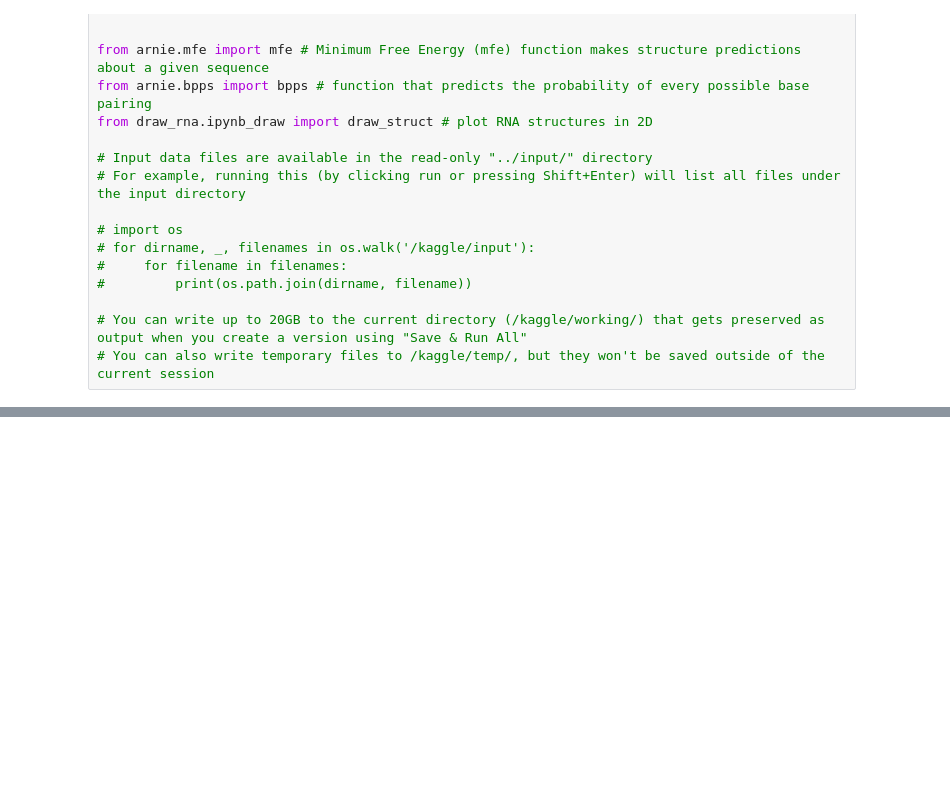
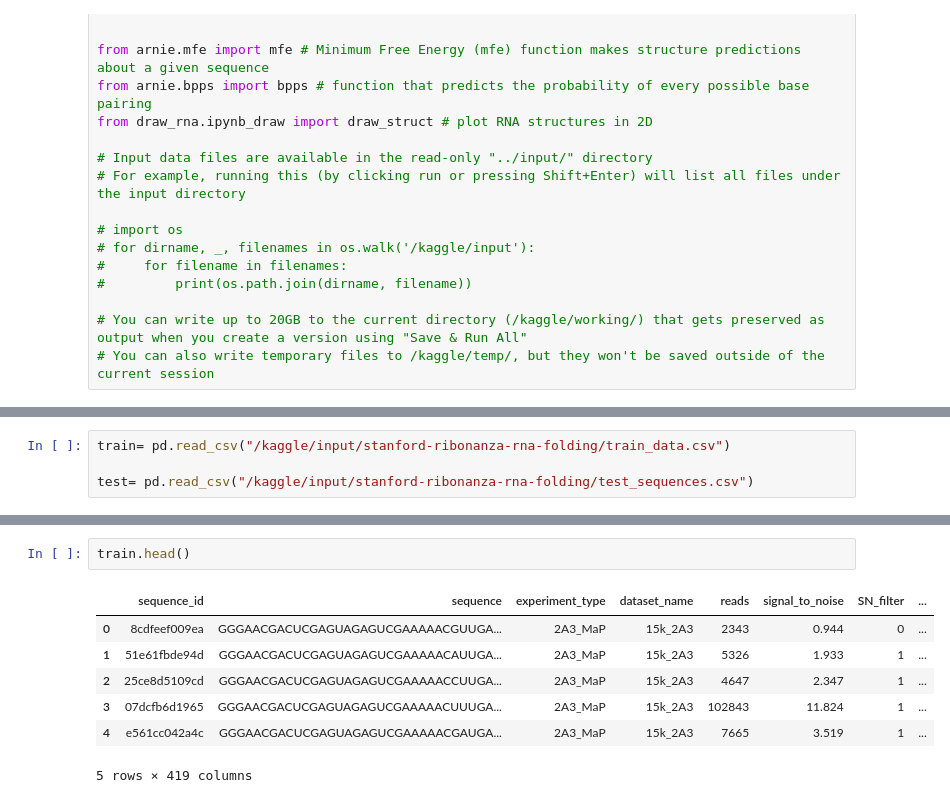
Before and after one commit to SmogJ/Kaggle-Competition----Stanford-Ribonanza-RNA-Folding, a Jupyter notebook: 1st-ribo-note.ipynb, the cells around one changed output, grey strips where cells are left out. Drawn from its saved outputs; the diff is of its cells as text; blank space fills up the shorter version.

Commit message:
Kaggle Notebook | 1st_Ribo_note | Version 2 | Exploring Datasets

```diff
--- a/1st-ribo-note.ipynb
+++ b/1st-ribo-note.ipynb
@@ -52,0 +55,4 @@ from draw_rna.ipynb_draw import draw_struct # plot RNA structures in 2D
+# %%
+train= pd.read_csv("/kaggle/input/stanford-ribonanza-rna-folding/train_data.csv")
+
+test= pd.read_csv("/kaggle/input/stanford-ribonanza-rna-folding/test_sequences.csv")
@@ -52,0 +67,10 @@ from draw_rna.ipynb_draw import draw_struct # plot RNA structures in 2D
+# %%
+train.head()
+# %% [output]
+|  | sequence_id | sequence | experiment_type | dataset_name | reads | signal_to_noise | SN_filter | ... |
+| 0 | 8cdfeef009ea | GGGAACGACUCGAGUAGAGUCGAAAAACGUUGA... | 2A3_MaP | 15k_2A3 | 2343 | 0.944 | 0 | ... |
+| 1 | 51e61fbde94d | GGGAACGACUCGAGUAGAGUCGAAAAACAUUGA... | 2A3_MaP | 15k_2A3 | 5326 | 1.933 | 1 | ... |
+| 2 | 25ce8d5109cd | GGGAACGACUCGAGUAGAGUCGAAAAACCUUGA... | 2A3_MaP | 15k_2A3 | 4647 | 2.347 | 1 | ... |
+| 3 | 07dcfb6d1965 | GGGAACGACUCGAGUAGAGUCGAAAAACUUUGA... | 2A3_MaP | 15k_2A3 | 102843 | 11.824 | 1 | ... |
+| 4 | e561cc042a4c | GGGAACGACUCGAGUAGAGUCGAAAAACGAUGA... | 2A3_MaP | 15k_2A3 | 7665 | 3.519 | 1 | ... |
+5 rows × 419 columns
```
Also changed, not shown: parts of 16 cells of this notebook.
